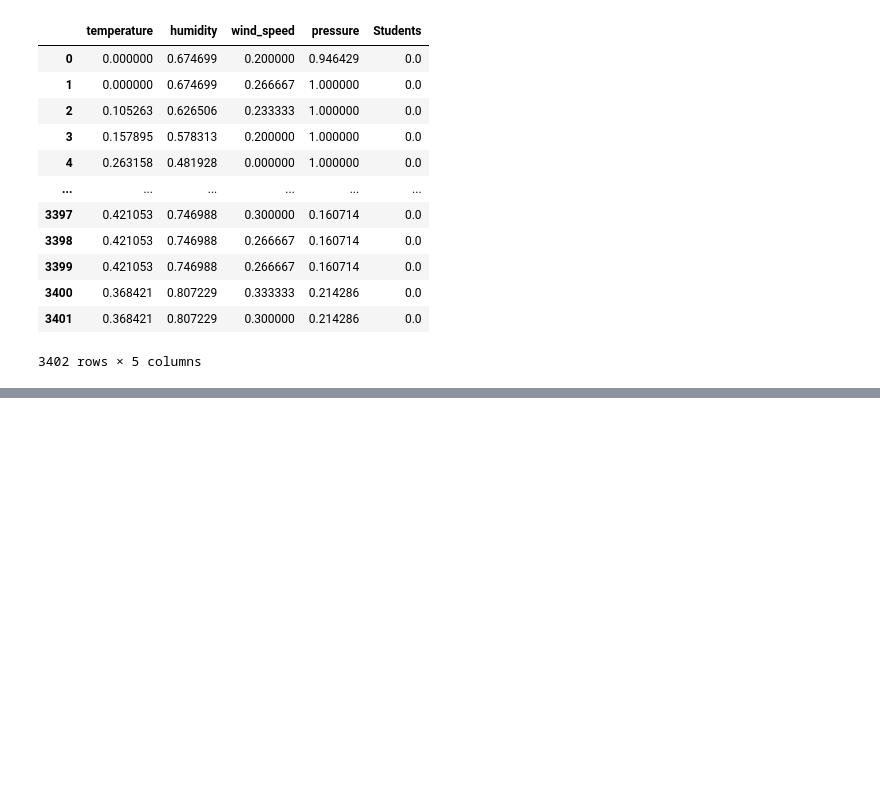
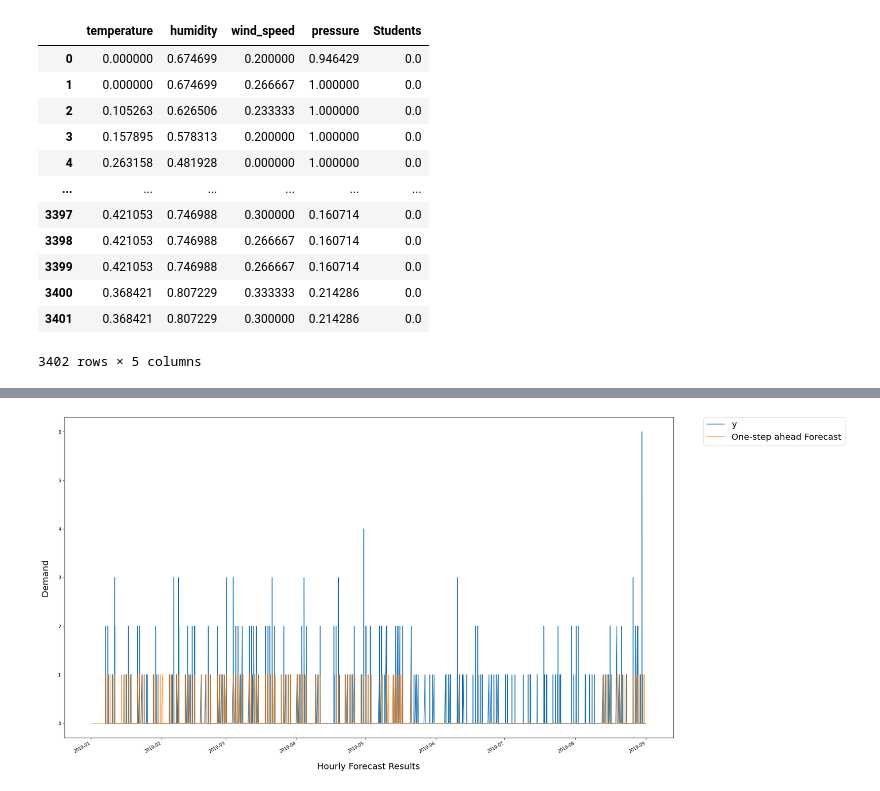
Before and after one commit to winnpm/ha-mo_data_visualization, a Jupyter notebook: Final Models.ipynb, the cells around one changed output, grey strips where cells are left out. Drawn from its saved outputs; the diff is of its cells as text; code cells hidden in the pictures; blank space fills up the shorter version.

```diff
--- a/Final Models.ipynb
+++ b/Final Models.ipynb
@@ -607,5 +471,5 @@ endo
 # %%
-exo = X_train_clone.drop(['y', 'count_0412', 'count_1211', 'Students'],axis=1)
+exo = X_train_clone.drop(['y', 'count_0412', 'count_1211'],axis=1)
 exo['ds'] = pd.to_datetime(exo['ds'], dayfirst=True)
 exo.set_index('ds', inplace=True)
 exo
@@ -682,18 +594,28 @@ print(results.summary().tables[1])
 results.plot_diagnostics(figsize=(16, 8))
 plt.show()
 # %%
-pred = results.get_prediction(start=pd.to_datetime('2019-02-01 07:00:00'), dynamic=False)
+pred = results.get_prediction(start=pd.to_datetime('2019-01-01 08:00:00'), dynamic=False)
 pred_ci = pred.conf_int()
+rounded = pred.predicted_mean
+for each in rounded:
+    if (each < 0):
+        rounded = rounded.replace(each, 0)
+    elif ((each*10)%10 >= 5):
+        rounded = rounded.replace(each, math.ceil(each))
+    else:
+        rounded = rounded.replace(each, math.floor(each))
 
 ax = endo[pd.to_datetime('2019-01-07 07:00:00'):].plot(label='observed', figsize=(25, 15))
-pred.predicted_mean.plot(ax=ax, label='One-step ahead Forecast', alpha=.7)
-ax.fill_between(pred_ci.index,
-                pred_ci.iloc[:, 0],
-                pred_ci.iloc[:, 1], color='k', alpha=.2)
-ax.set_xlabel('Hour', fontsize=20, labelpad=20)
+rounded.plot(ax=ax, label='One-step ahead Forecast', alpha=.7)
+# ax.fill_between(pred_ci.index,
+#                 pred_ci.iloc[:, 0],
+#                 pred_ci.iloc[:, 1], color='k', alpha=.2)
+ax.set_xlabel('Hourly Forecast Results', fontsize=20, labelpad=20)
 ax.set_ylabel('Demand', fontsize=20, labelpad=20)
 plt.legend(bbox_to_anchor=(1.05, 1), loc='upper left', borderaxespad=0., fontsize=20)
 plt.show()
+# %% [output]
+[figure, added]
 # %%
 pred_uc = results.get_forecast(steps=420, exog=exo_test)
 pred_ci = pred_uc.conf_int()
```
Also changed, not shown: parts of 20 cells of this notebook, 2 other files.
